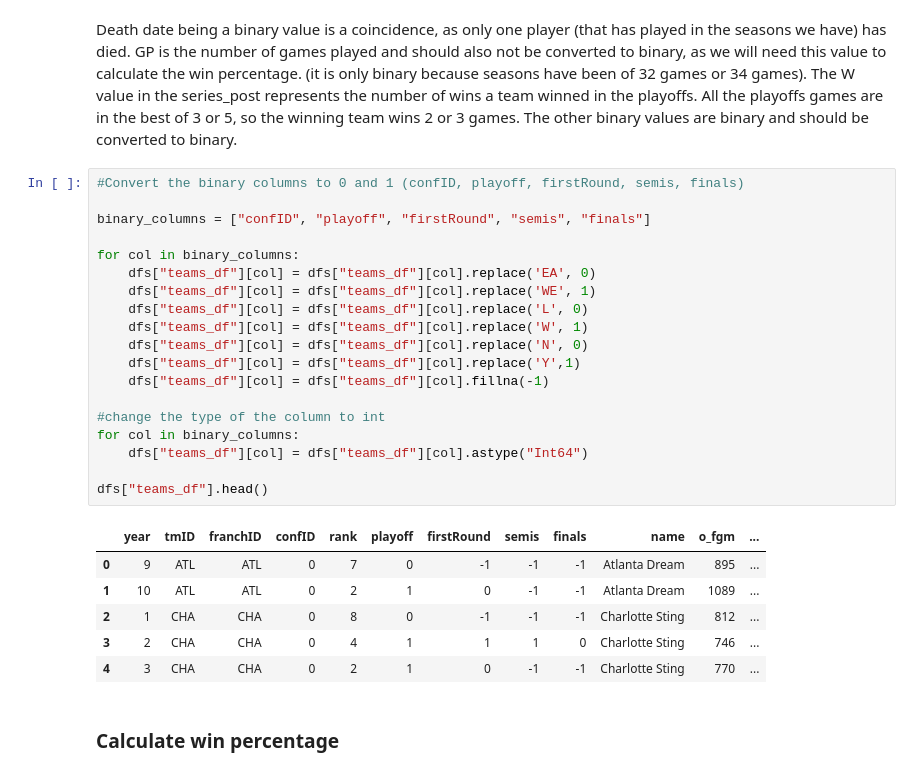
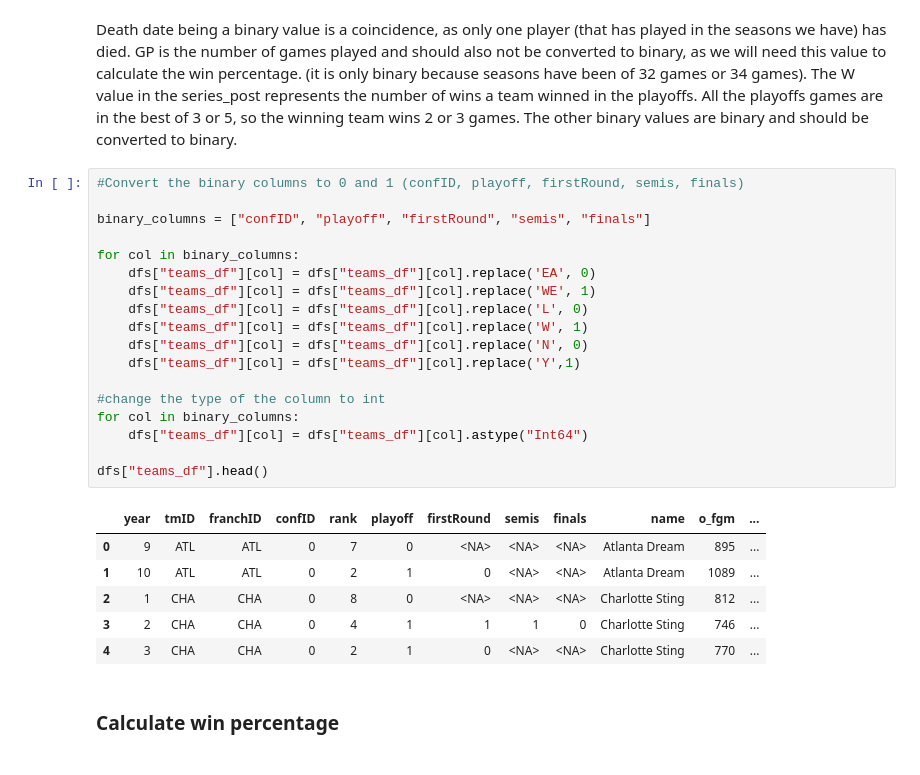
Before and after one commit to jogp10/WnbaPlayoffsPredicting, a Jupyter notebook: notebooks/preparation.ipynb, the cells around one changed output. Cells and saved outputs as stored; diff of their text form.

```diff
--- a/notebooks/preparation.ipynb
+++ b/notebooks/preparation.ipynb
@@ -296,29 +296,28 @@ The other binary values are binary and should be converted to binary.
 # %%
 #Convert the binary columns to 0 and 1 (confID, playoff, firstRound, semis, finals)
 
 binary_columns = ["confID", "playoff", "firstRound", "semis", "finals"]
 
 for col in binary_columns:
     dfs["teams_df"][col] = dfs["teams_df"][col].replace('EA', 0)
     dfs["teams_df"][col] = dfs["teams_df"][col].replace('WE', 1)
     dfs["teams_df"][col] = dfs["teams_df"][col].replace('L', 0)
     dfs["teams_df"][col] = dfs["teams_df"][col].replace('W', 1)
     dfs["teams_df"][col] = dfs["teams_df"][col].replace('N', 0)
     dfs["teams_df"][col] = dfs["teams_df"][col].replace('Y',1)
-    dfs["teams_df"][col] = dfs["teams_df"][col].fillna(-1)
 
 #change the type of the column to int
 for col in binary_columns:
     dfs["teams_df"][col] = dfs["teams_df"][col].astype("Int64")
 
 dfs["teams_df"].head()
 # %% [output]
 |  | year | tmID | franchID | confID | rank | playoff | firstRound | semis | finals | name | o_fgm | ... |
-| 0 | 9 | ATL | ATL | 0 | 7 | 0 | -1 | -1 | -1 | Atlanta Dream | 895 | ... |
-| 1 | 10 | ATL | ATL | 0 | 2 | 1 | 0 | -1 | -1 | Atlanta Dream | 1089 | ... |
-| 2 | 1 | CHA | CHA | 0 | 8 | 0 | -1 | -1 | -1 | Charlotte Sting | 812 | ... |
+| 0 | 9 | ATL | ATL | 0 | 7 | 0 | <NA> | <NA> | <NA> | Atlanta Dream | 895 | ... |
+| 1 | 10 | ATL | ATL | 0 | 2 | 1 | 0 | <NA> | <NA> | Atlanta Dream | 1089 | ... |
+| 2 | 1 | CHA | CHA | 0 | 8 | 0 | <NA> | <NA> | <NA> | Charlotte Sting | 812 | ... |
 | 3 | 2 | CHA | CHA | 0 | 4 | 1 | 1 | 1 | 0 | Charlotte Sting | 746 | ... |
-| 4 | 3 | CHA | CHA | 0 | 2 | 1 | 0 | -1 | -1 | Charlotte Sting | 770 | ... |
+| 4 | 3 | CHA | CHA | 0 | 2 | 1 | 0 | <NA> | <NA> | Charlotte Sting | 770 | ... |
 # %% [markdown]
 ### Calculate win percentage
 # %% [markdown]
```
Also changed, not shown: parts of 12 cells of this notebook, 16 other files.
